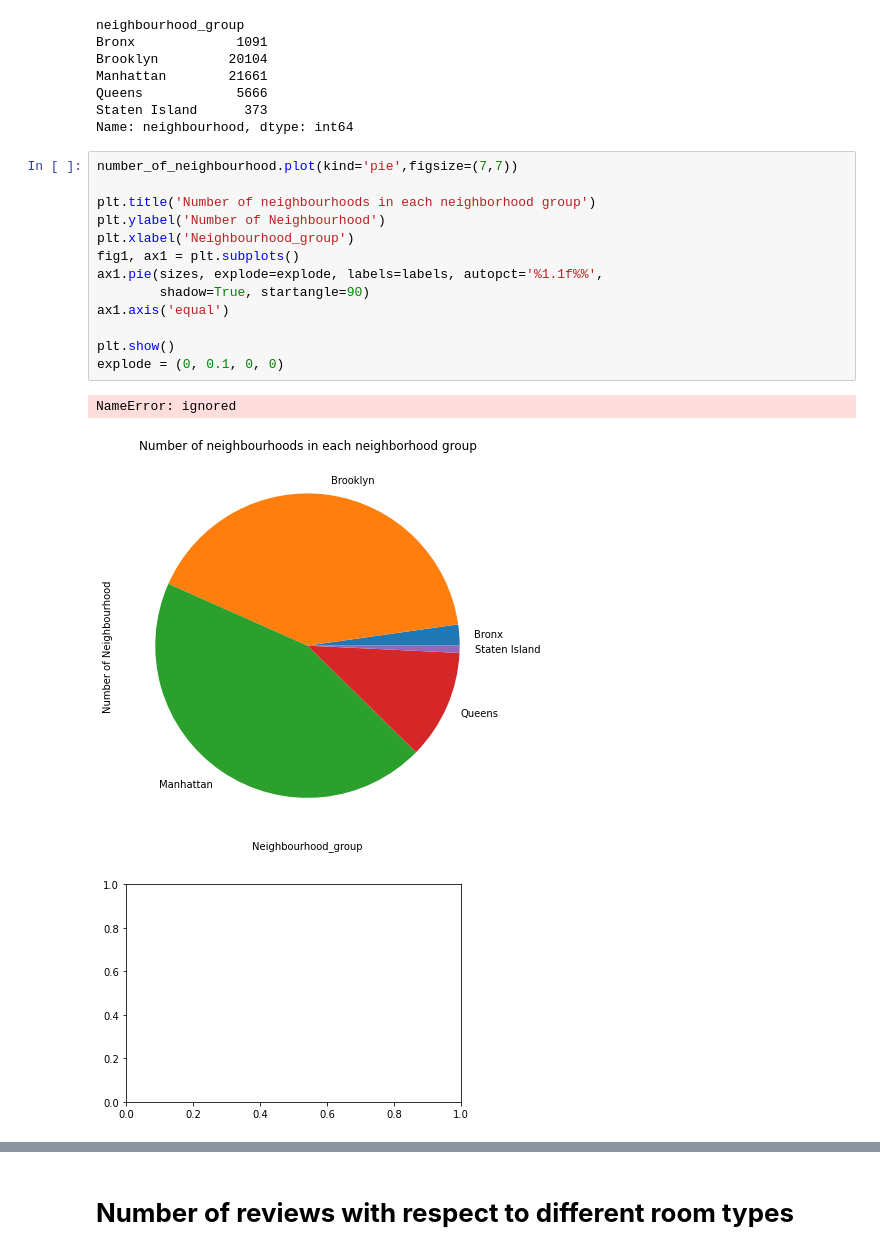
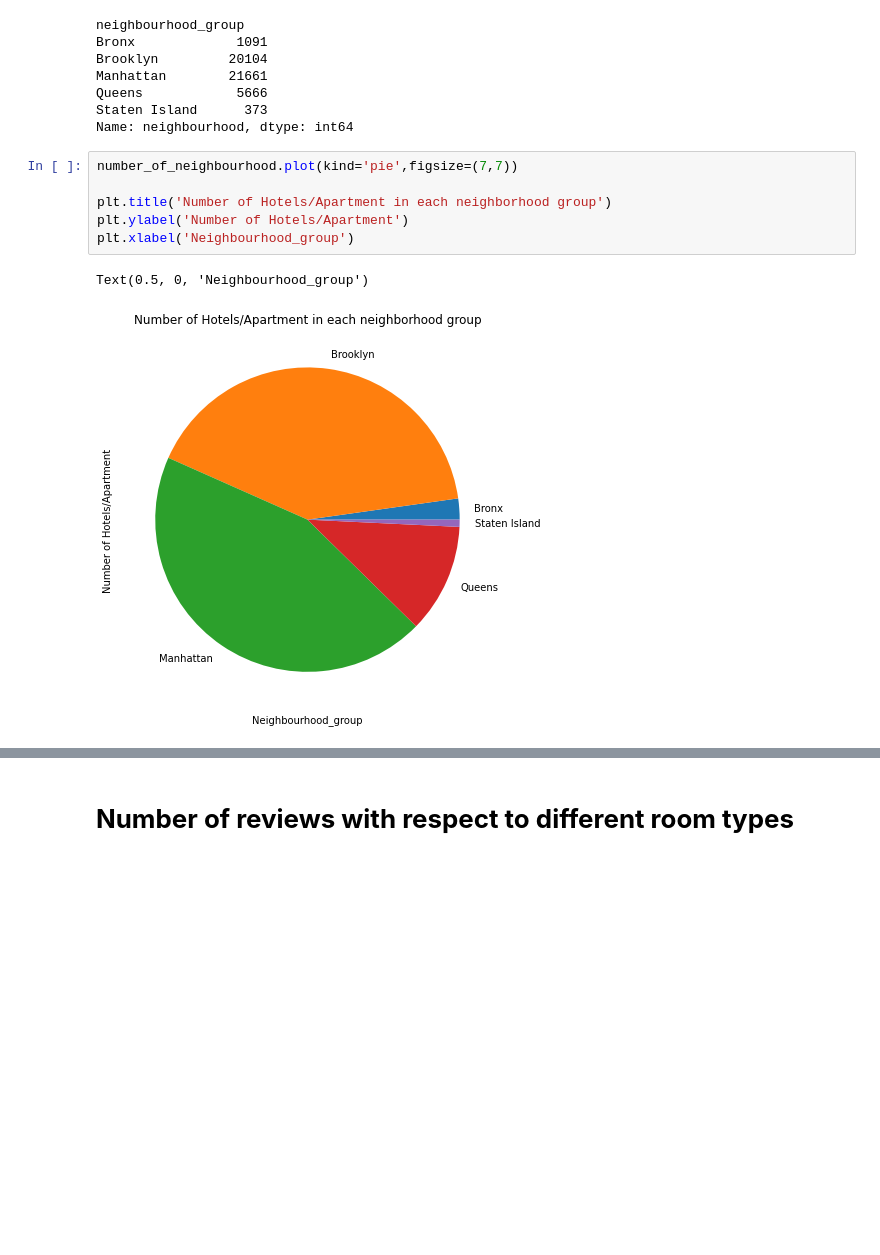
Before and after one commit to alokbhoi447/Airbnb-Booking-Analysis, a Jupyter notebook: Airbnb_Bookings_Analysis_Capstone_Project.ipynb, the cells around one changed output, grey strips where cells are left out. Cells and saved outputs as stored; diff of their text form; blank space fills up the shorter version.

```diff
--- a/Airbnb_Bookings_Analysis_Capstone_Project.ipynb
+++ b/Airbnb_Bookings_Analysis_Capstone_Project.ipynb
@@ -113,18 +87,10 @@ Name: neighbourhood, dtype: int64
 # %%
 number_of_neighbourhood.plot(kind='pie',figsize=(7,7))
 
-plt.title('Number of neighbourhoods in each neighborhood group')
-plt.ylabel('Number of Neighbourhood')
+plt.title('Number of Hotels/Apartment in each neighborhood group')
+plt.ylabel('Number of Hotels/Apartment')
 plt.xlabel('Neighbourhood_group')
-fig1, ax1 = plt.subplots()
-ax1.pie(sizes, explode=explode, labels=labels, autopct='%1.1f%%',
-        shadow=True, startangle=90)
-ax1.axis('equal')
-
-plt.show()
-explode = (0, 0.1, 0, 0)
 # %% [output]
-NameError: ignored
+Text(0.5, 0, 'Neighbourhood_group')
-[figure, old version]
+[figure, new version]
-[figure, removed]
 # %% [markdown]
```
Also changed, not shown: parts of 34 cells of this notebook.
